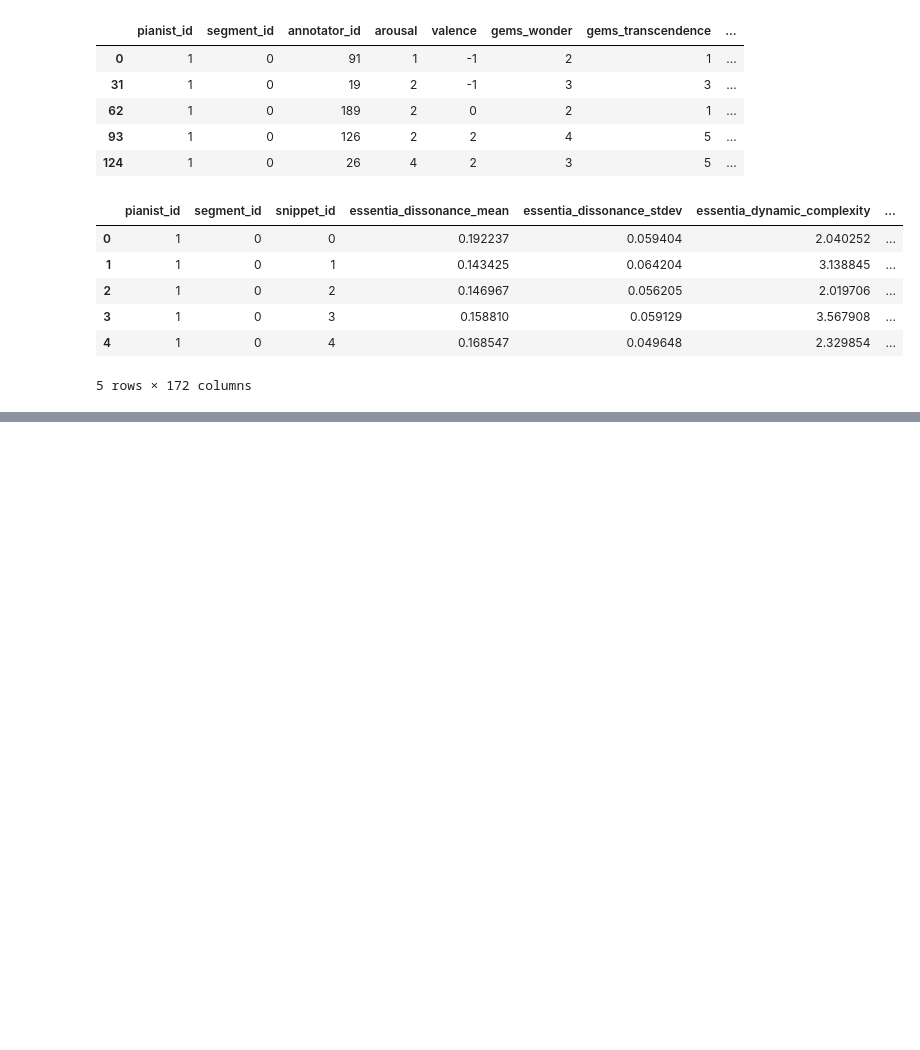
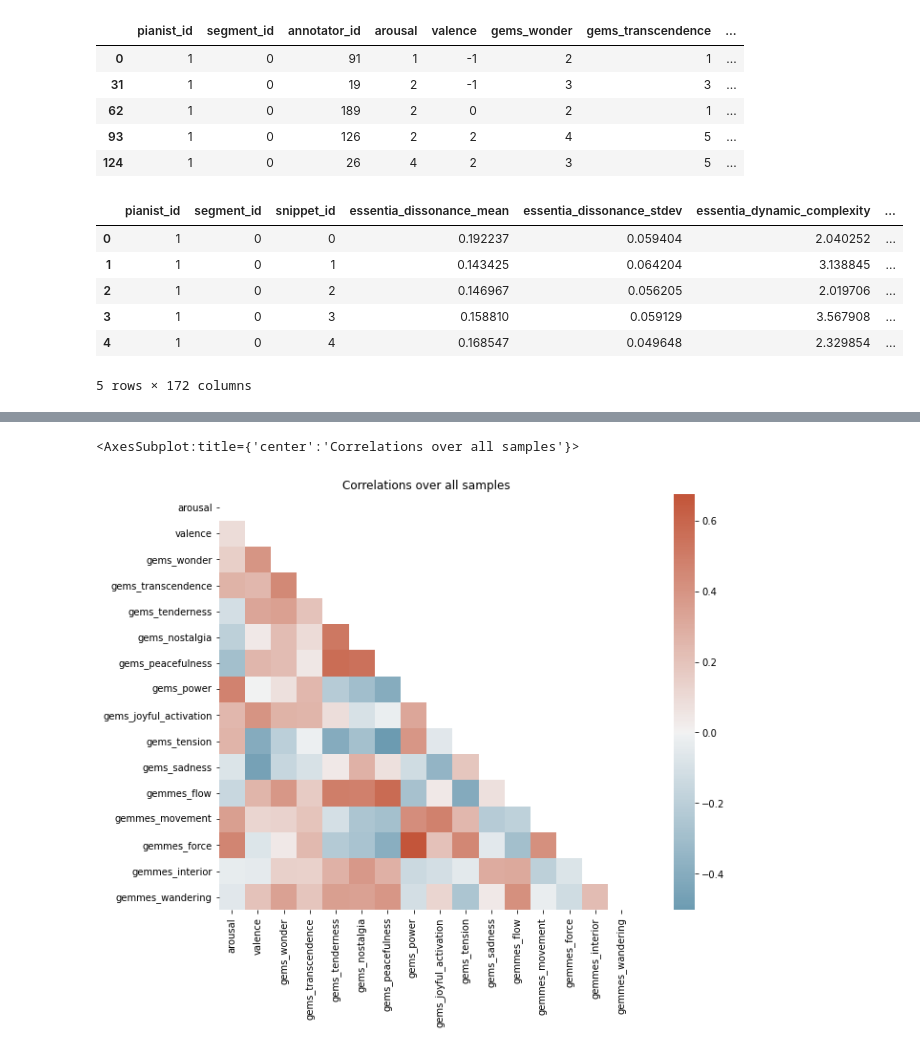
Before and after one commit to NoahPichl/MLPC_The_haunted_turtles, a Jupyter notebook: data_exploration.ipynb, the cells around one changed output, grey strips where cells are left out. Cells and saved outputs as stored; diff of their text form; code cells hidden in the pictures; blank space fills up the shorter version.

```diff
--- a/data_exploration.ipynb
+++ b/data_exploration.ipynb
@@ -29,0 +111,9 @@ feat.head()
+# %%
+corr_df = all_feature_df.corr()
+mask = np.triu(np.ones_like(corr_df, dtype=bool))
+plt.figure(figsize=(15,8))
+plt.title("Correlations over all samples")
+sns.heatmap(corr_df, mask=mask, cmap=cmap, square=True, center=0)
+# %% [output]
+<AxesSubplot:title={'center':'Correlations over all samples'}>
+[figure, added]
```
Also changed, not shown: parts of 12 cells of this notebook, 1 other file.
